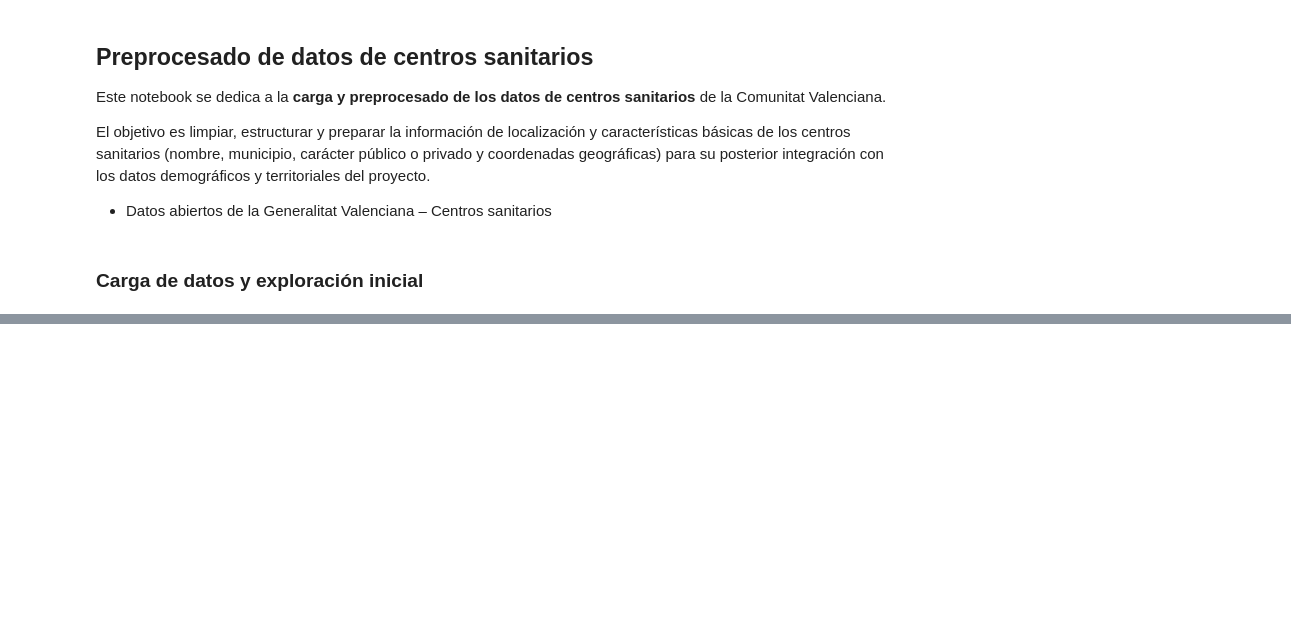
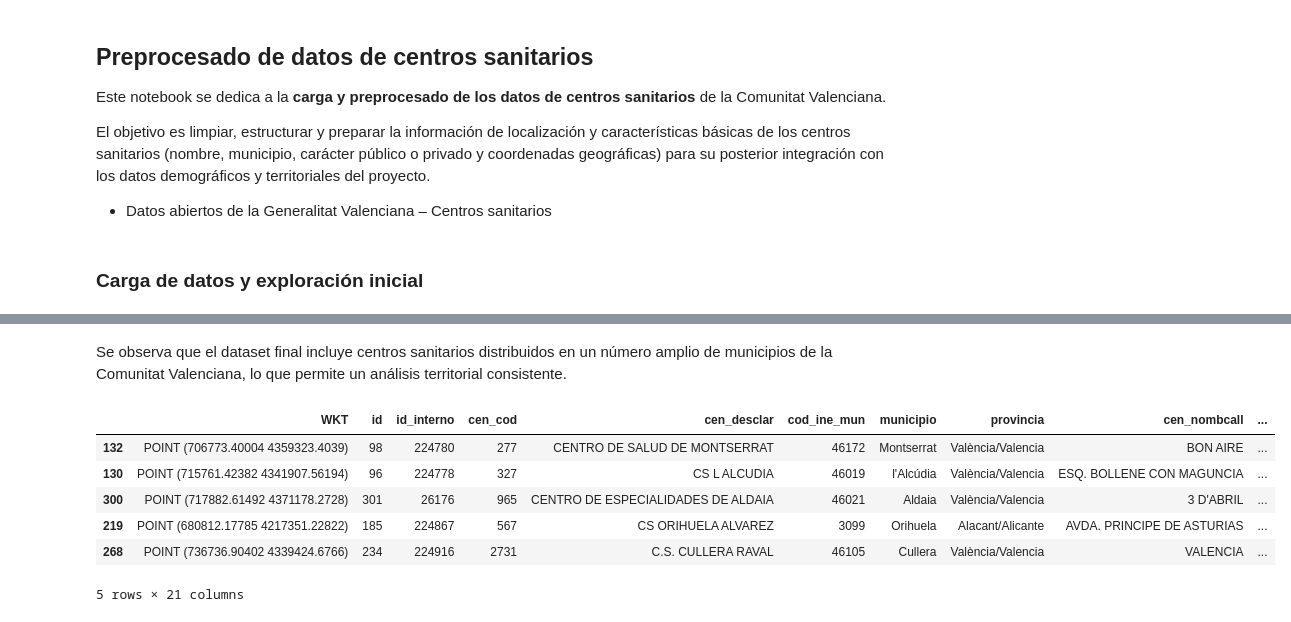
Before and after one commit to nt33/PRVD-Proyecto_Salud, a Jupyter notebook: 01-preprocesado/datos_centros_sanitarios.ipynb, the cells around one changed output, grey strips where cells are left out. Drawn from its saved outputs; the diff is of its cells as text; code cells hidden in the pictures; blank space fills up the shorter version.

```diff
--- a/01-preprocesado/datos_centros_sanitarios.ipynb
+++ b/01-preprocesado/datos_centros_sanitarios.ipynb
@@ -31,0 +116,14 @@ centros_datos
+# %% [markdown]
+Se observa que el dataset final incluye centros sanitarios distribuidos en un número amplio
+de municipios de la Comunitat Valenciana, lo que permite un análisis territorial consistente.
+# %%
+# Vista previa del dataframe
+centros_raw.sample(5)
+# %% [output]
+|  | WKT | id | id_interno | cen_cod | cen_desclar | cod_ine_mun | municipio | provincia | cen_nombcall | ... |
+| 132 | POINT (706773.40004 4359323.4039) | 98 | 224780 | 277 | CENTRO DE SALUD DE MONTSERRAT | 46172 | Montserrat | València/Valencia | BON AIRE | ... |
+| 130 | POINT (715761.42382 4341907.56194) | 96 | 224778 | 327 | CS L ALCUDIA | 46019 | l'Alcúdia | València/Valencia | ESQ. BOLLENE CON MAGUNCIA | ... |
+| 300 | POINT (717882.61492 4371178.2728) | 301 | 26176 | 965 | CENTRO DE ESPECIALIDADES DE ALDAIA | 46021 | Aldaia | València/Valencia | 3 D'ABRIL | ... |
+| 219 | POINT (680812.17785 4217351.22822) | 185 | 224867 | 567 | CS ORIHUELA ALVAREZ | 3099 | Orihuela | Alacant/Alicante | AVDA. PRINCIPE DE ASTURIAS | ... |
+| 268 | POINT (736736.90402 4339424.6766) | 234 | 224916 | 2731 | C.S. CULLERA RAVAL | 46105 | Cullera | València/Valencia | VALENCIA | ... |
+5 rows × 21 columns
```
Also changed, not shown: parts of 14 cells of this notebook, 2 other files.
